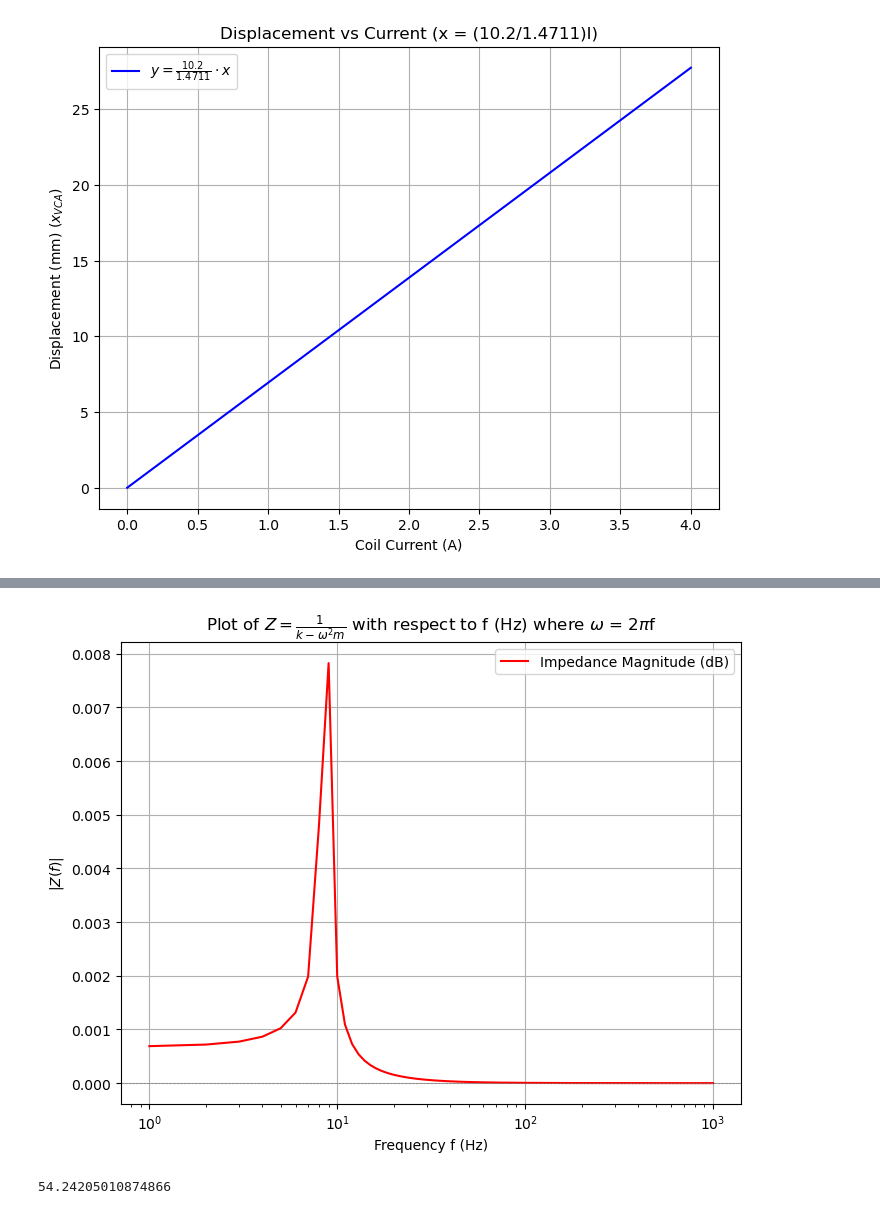
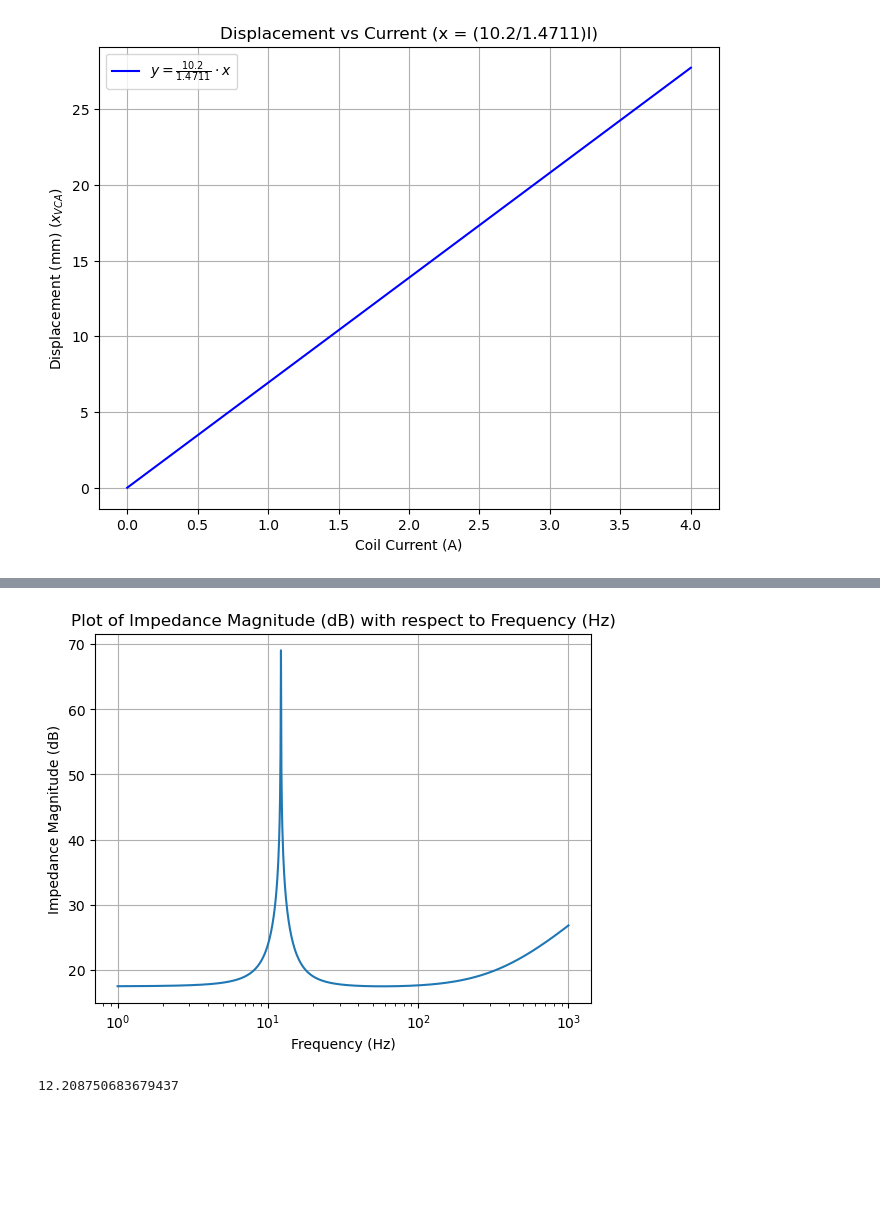
Before and after one commit to Koi199/MECH-420-scripts, a Jupyter notebook: Lab 4/Mech420Lab4Prelab.ipynb, the cells around one changed output, grey strips where cells are left out. Cells and saved outputs as stored; diff of their text form; code cells hidden in the pictures; blank space fills up the shorter version.

```diff
--- a/Lab 4/Mech420Lab4Prelab.ipynb
+++ b/Lab 4/Mech420Lab4Prelab.ipynb
@@ -82,29 +53,29 @@ print(np.sqrt(k/m))
-# %%
-# Constants
-k = 1.4711/(10**-3)  # Example value for k
-m = 0.25 + 0.25  # Example value for m
-
-# Frequency range for w
-f = np.linspace(1, 1000, 1000)
-
-# Calculate Z while avoiding division by zero
-Z = abs(1/(k-((2*np.pi*f)**2 * m)))
-# np.where(k - w**2 * m != 0, w / (k - w**2 * m), np.nan)
-
-# Plotting
-plt.figure(figsize=(8, 6))
-plt.semilogx(f, Z, label='Impedance Magnitude (dB)', color='red')
-plt.xlabel(r'Frequency f (Hz)')
-plt.ylabel(r'$|Z(f)|$')
-plt.title(r'Plot of $Z = \frac{1}{k - \omega^2 m}$ with respect to f (Hz) where $\omega$ = 2$\pi$f')
-plt.axhline(0, color='gray', linestyle='--', linewidth=0.5)
-plt.axvline(0, color='gray', linestyle='--', linewidth=0.5)
-# plt.ylim(-10, 10)  # Adjust this range based on your values for k and m
-plt.legend()
-plt.grid(True)
-plt.show()
-
-print(np.sqrt(k/m))
-# %% [output]
-[figure, removed]
-54.24205010874866
+# %%
+# Define the parameters
+k = 1471.1  # Stiffness (N/m)
+m = 0.25   # Mass (kg)
+R = 7.5
+Bl = 10.2
+L = 3.3/1000
+
+# Calculate the frequency range
+f = np.logspace(0, 3, 1000)  # Frequency range from 1 Hz to 1000 Hz
+omega = 2 * np.pi * f        # Angular frequency
+
+# Calculate the impedance magnitude
+Z_total = np.sqrt((R**2) + ((omega*(L + (Bl**2)/(k - (omega**2)*m))))**2)
+
+impedance_magnitude_db = 20 * np.log10(np.abs(Z_total))
+
+# Plot the impedance magnitude in dB
+plt.semilogx(f, impedance_magnitude_db)
+plt.xlabel('Frequency (Hz)')
+plt.ylabel('Impedance Magnitude (dB)')
+plt.title('Plot of Impedance Magnitude (dB) with respect to Frequency (Hz)')
+plt.grid()
+plt.show()
+
+print((1/(2*np.pi))*np.sqrt(k/m))
+# %% [output]
+[figure, added]
+12.208750683679437
```
Also changed, not shown: parts of 2 cells of this notebook, 13 other files.
